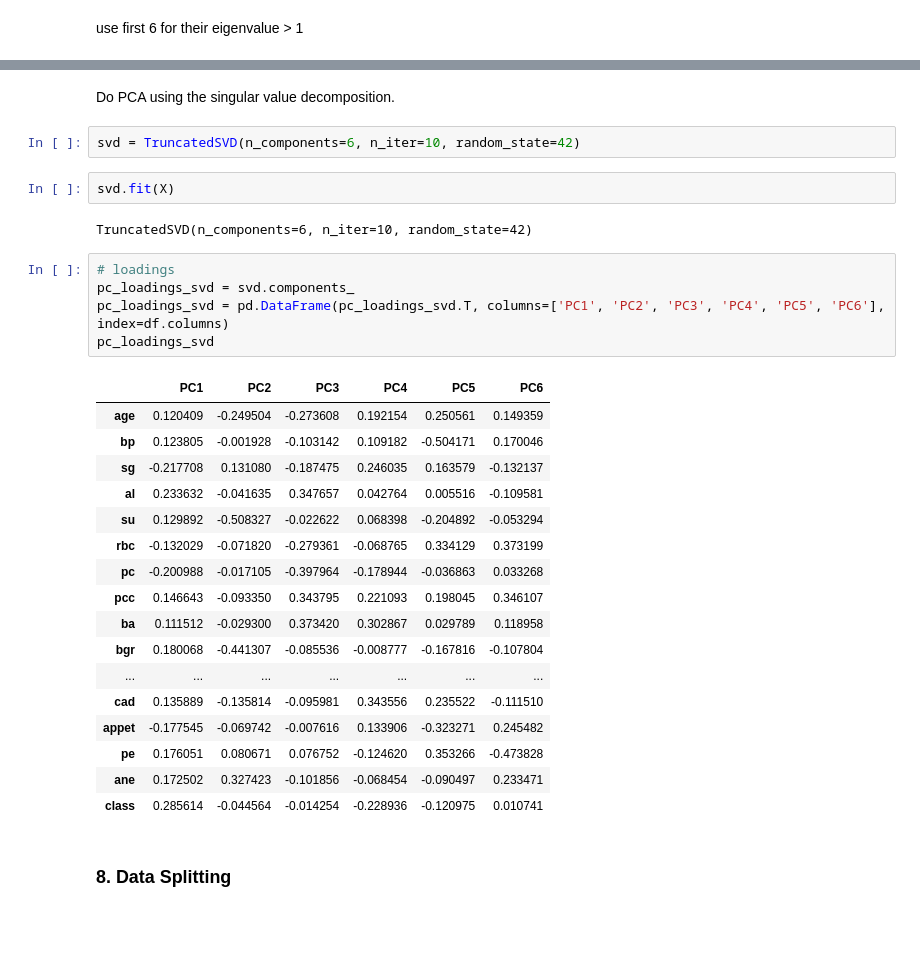
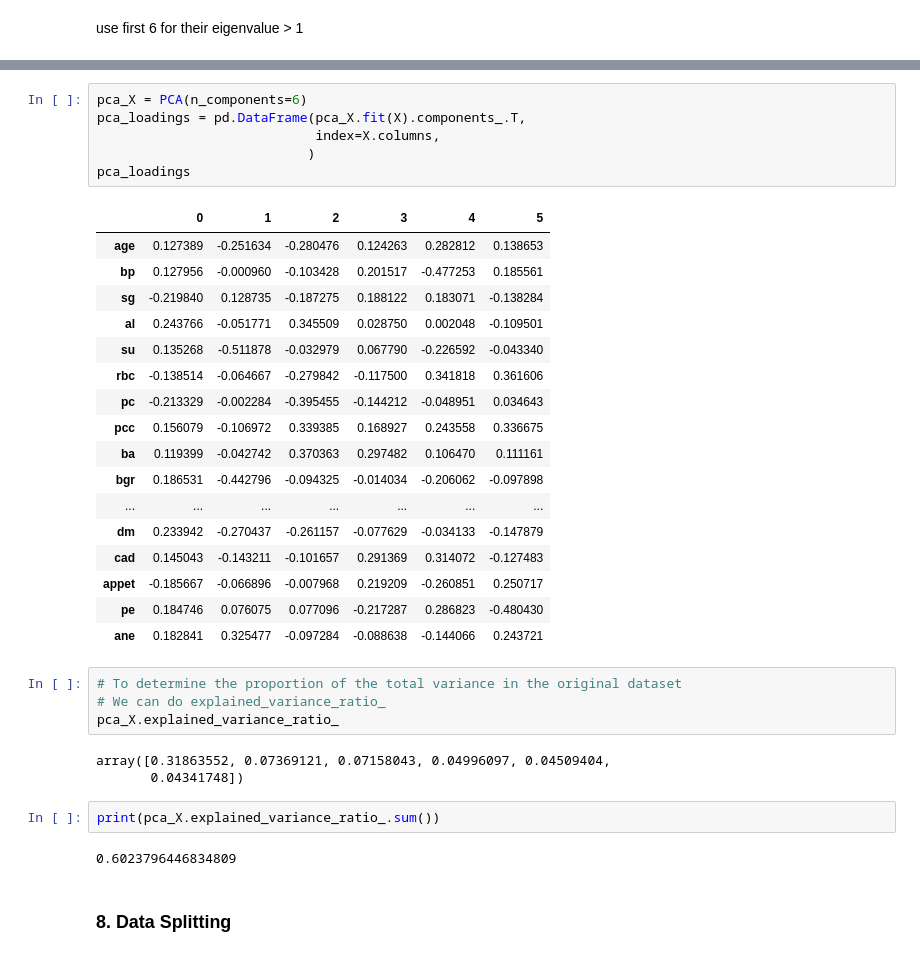
Before and after one commit to Barkesty/Project-Chronic-Kidney-Disease-Classification-Challenge, a Jupyter notebook: project.ipynb, the cells around one changed output, grey strips where cells are left out. Drawn from its saved outputs; the diff is of its cells as text; blank space fills up the shorter version.

```diff
--- a/project.ipynb
+++ b/project.ipynb
@@ -548,34 +546,38 @@ plt.legend(loc=2);
-# %% [markdown]
-Do PCA using the singular value decomposition.
-# %%
-svd = TruncatedSVD(n_components=6, n_iter=10, random_state=42)
-# %%
-svd.fit(X)
-# %% [output]
-TruncatedSVD(n_components=6, n_iter=10, random_state=42)
-# %%
-# loadings
-pc_loadings_svd = svd.components_
-pc_loadings_svd = pd.DataFrame(pc_loadings_svd.T, columns=['PC1', 'PC2', 'PC3', 'PC4', 'PC5', 'PC6'], index=df.columns)
-pc_loadings_svd
-# %% [output]
-|  | PC1 | PC2 | PC3 | PC4 | PC5 | PC6 |
-| age | 0.120409 | -0.249504 | -0.273608 | 0.192154 | 0.250561 | 0.149359 |
-| bp | 0.123805 | -0.001928 | -0.103142 | 0.109182 | -0.504171 | 0.170046 |
-| sg | -0.217708 | 0.131080 | -0.187475 | 0.246035 | 0.163579 | -0.132137 |
-| al | 0.233632 | -0.041635 | 0.347657 | 0.042764 | 0.005516 | -0.109581 |
-| su | 0.129892 | -0.508327 | -0.022622 | 0.068398 | -0.204892 | -0.053294 |
-| rbc | -0.132029 | -0.071820 | -0.279361 | -0.068765 | 0.334129 | 0.373199 |
-| pc | -0.200988 | -0.017105 | -0.397964 | -0.178944 | -0.036863 | 0.033268 |
-| pcc | 0.146643 | -0.093350 | 0.343795 | 0.221093 | 0.198045 | 0.346107 |
-| ba | 0.111512 | -0.029300 | 0.373420 | 0.302867 | 0.029789 | 0.118958 |
-| bgr | 0.180068 | -0.441307 | -0.085536 | -0.008777 | -0.167816 | -0.107804 |
-| ... | ... | ... | ... | ... | ... | ... |
-| cad | 0.135889 | -0.135814 | -0.095981 | 0.343556 | 0.235522 | -0.111510 |
-| appet | -0.177545 | -0.069742 | -0.007616 | 0.133906 | -0.323271 | 0.245482 |
-| pe | 0.176051 | 0.080671 | 0.076752 | -0.124620 | 0.353266 | -0.473828 |
-| ane | 0.172502 | 0.327423 | -0.101856 | -0.068454 | -0.090497 | 0.233471 |
-| class | 0.285614 | -0.044564 | -0.014254 | -0.228936 | -0.120975 | 0.010741 |
+# %%
+pca_X = PCA(n_components=6)
+pca_loadings = pd.DataFrame(pca_X.fit(X).components_.T,
+                            index=X.columns,
+                           )
+pca_loadings
+# %% [output]
+|  | 0 | 1 | 2 | 3 | 4 | 5 |
+| age | 0.127389 | -0.251634 | -0.280476 | 0.124263 | 0.282812 | 0.138653 |
+| bp | 0.127956 | -0.000960 | -0.103428 | 0.201517 | -0.477253 | 0.185561 |
+| sg | -0.219840 | 0.128735 | -0.187275 | 0.188122 | 0.183071 | -0.138284 |
+| al | 0.243766 | -0.051771 | 0.345509 | 0.028750 | 0.002048 | -0.109501 |
+| su | 0.135268 | -0.511878 | -0.032979 | 0.067790 | -0.226592 | -0.043340 |
+| rbc | -0.138514 | -0.064667 | -0.279842 | -0.117500 | 0.341818 | 0.361606 |
+| pc | -0.213329 | -0.002284 | -0.395455 | -0.144212 | -0.048951 | 0.034643 |
+| pcc | 0.156079 | -0.106972 | 0.339385 | 0.168927 | 0.243558 | 0.336675 |
+| ba | 0.119399 | -0.042742 | 0.370363 | 0.297482 | 0.106470 | 0.111161 |
+| bgr | 0.186531 | -0.442796 | -0.094325 | -0.014034 | -0.206062 | -0.097898 |
+| ... | ... | ... | ... | ... | ... | ... |
+| dm | 0.233942 | -0.270437 | -0.261157 | -0.077629 | -0.034133 | -0.147879 |
+| cad | 0.145043 | -0.143211 | -0.101657 | 0.291369 | 0.314072 | -0.127483 |
+| appet | -0.185667 | -0.066896 | -0.007968 | 0.219209 | -0.260851 | 0.250717 |
+| pe | 0.184746 | 0.076075 | 0.077096 | -0.217287 | 0.286823 | -0.480430 |
+| ane | 0.182841 | 0.325477 | -0.097284 | -0.088638 | -0.144066 | 0.243721 |
+# %%
+# To determine the proportion of the total variance in the original dataset
+# We can do explained_variance_ratio_
+pca_X.explained_variance_ratio_
+# %% [output]
+array([0.31863552, 0.07369121, 0.07158043, 0.04996097, 0.04509404,
+       0.04341748])
+# %%
+print(pca_X.explained_variance_ratio_.sum())
+# %% [output]
+0.6023796446834809
 # %% [markdown]
 ### **8. Data Splitting**
 # %% [markdown]
```
Also changed, not shown: parts of 8 cells of this notebook.
